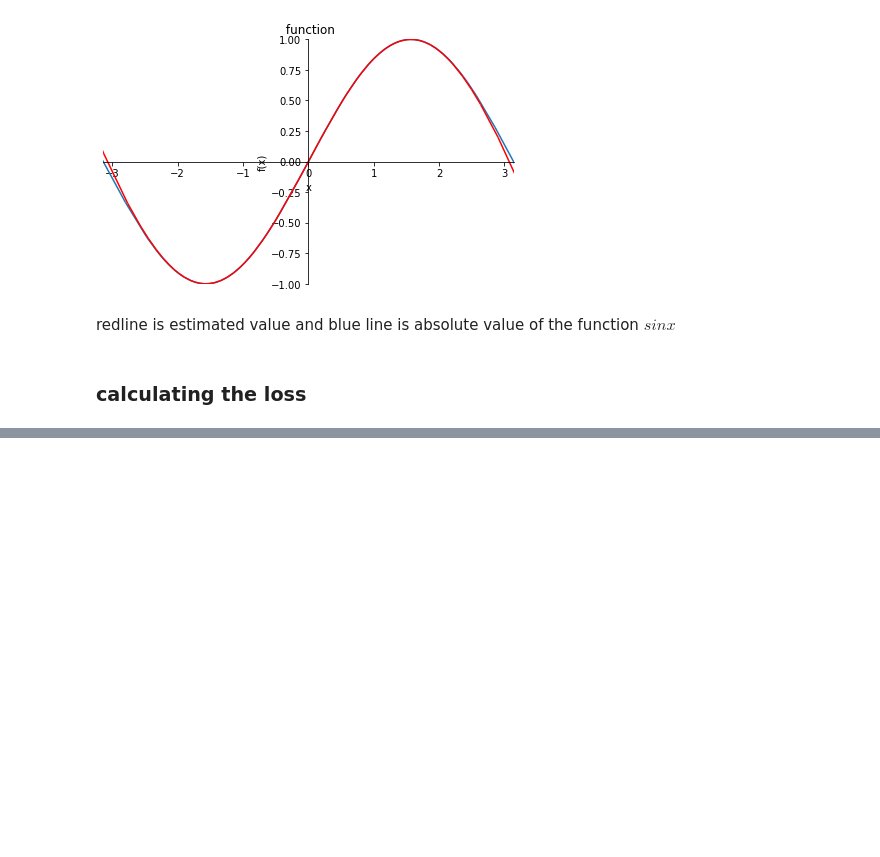
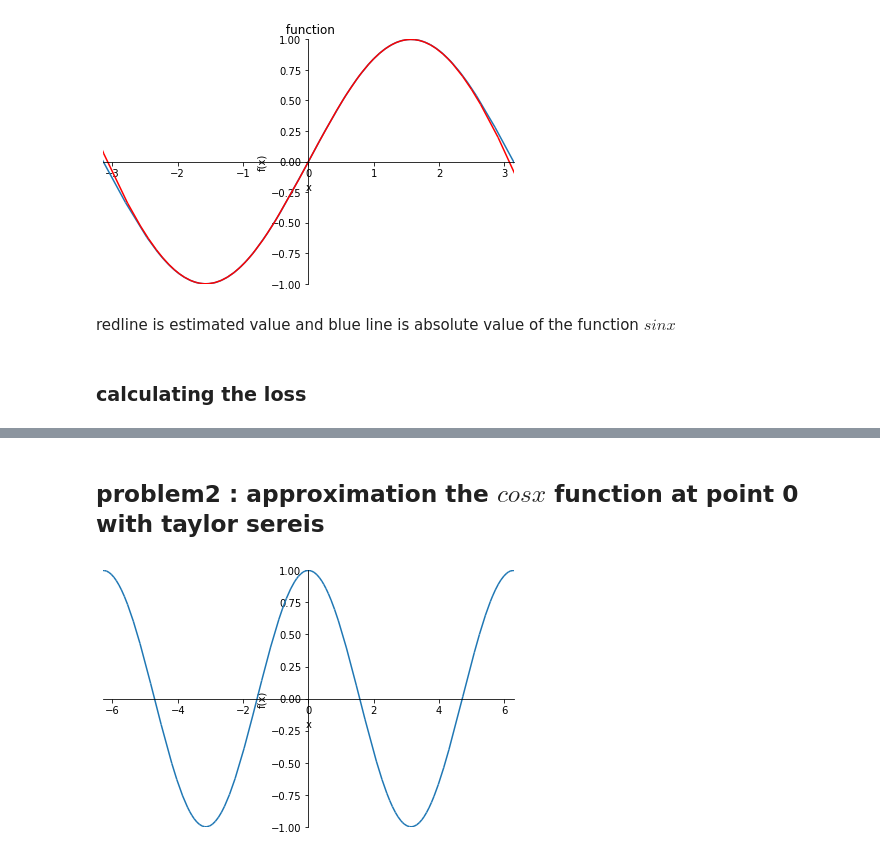
Before and after one commit to sinaapolo969/numericalAnalysis, a Jupyter notebook: numericalAnalysis.ipynb, the cells around one changed output, grey strips where cells are left out. Cells and saved outputs as stored; diff of their text form; code cells hidden in the pictures; blank space fills up the shorter version.

Commit message:
taylor for cosx function

```diff
--- a/numericalAnalysis.ipynb
+++ b/numericalAnalysis.ipynb
@@ -354,0 +357,9 @@ plt.show()
+# %% [markdown]
+## problem2 : approximation the $cosx$ function at point 0 with taylor sereis
+# %%
+# plotting the function
+x = sp.symbols('x')
+ploted = sp.plot(sp.cos(x), show = False, xlim = (-2* sp.pi, 2* sp.pi), ylim = (-1, 1))
+ploted.show()
+# %% [output]
+[figure, added]
```
Also changed, not shown: parts of 12 cells of this notebook.
